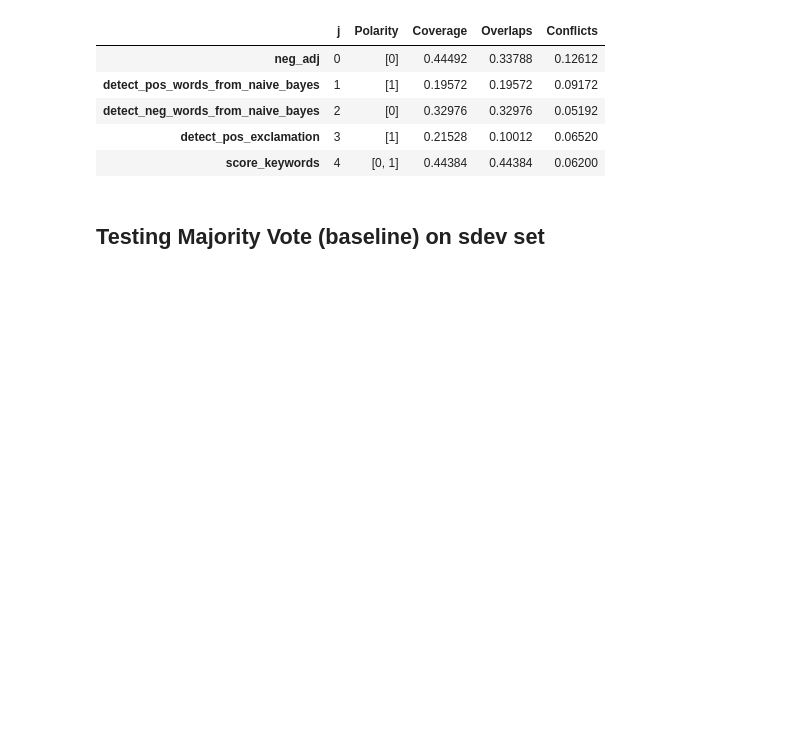
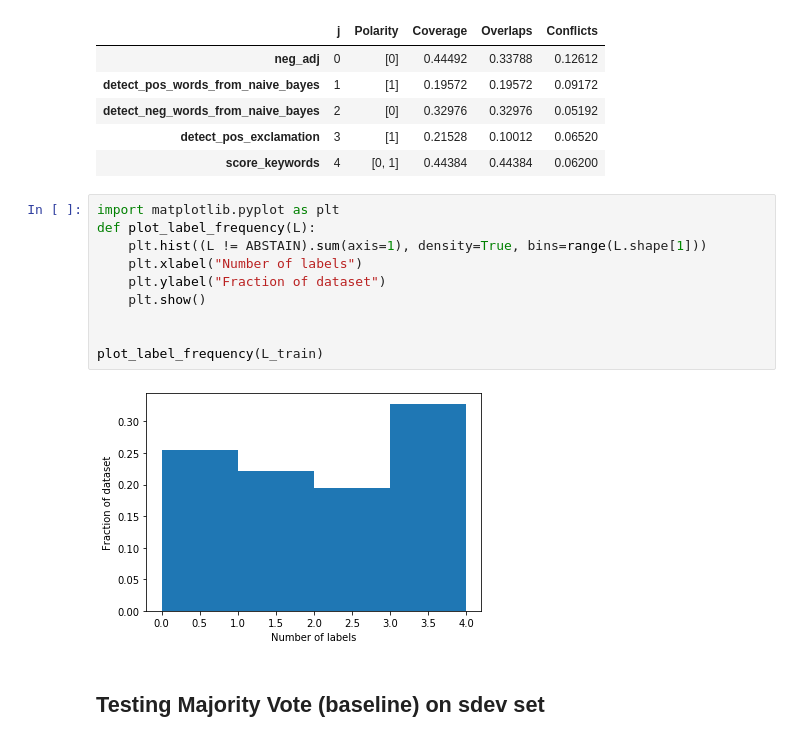
Before and after one commit to feifang24/cs229-project, a Jupyter notebook: snorkel/pipeline.ipynb, the cells around one changed output. Drawn from its saved outputs; the diff is of its cells as text; blank space fills up the shorter version.

```diff
--- a/snorkel/pipeline.ipynb
+++ b/snorkel/pipeline.ipynb
@@ -235,6 +237,18 @@ LFAnalysis(L=L_train, lfs=lfs).lf_summary()
 | detect_neg_words_from_naive_bayes | 2 | [0] | 0.32976 | 0.32976 | 0.05192 |
 | detect_pos_exclamation | 3 | [1] | 0.21528 | 0.10012 | 0.06520 |
 | score_keywords | 4 | [0, 1] | 0.44384 | 0.44384 | 0.06200 |
+# %%
+import matplotlib.pyplot as plt
+def plot_label_frequency(L):
+    plt.hist((L != ABSTAIN).sum(axis=1), density=True, bins=range(L.shape[1]))
+    plt.xlabel("Number of labels")
+    plt.ylabel("Fraction of dataset")
+    plt.show()
+
+
+plot_label_frequency(L_train)
+# %% [output]
+[figure, added]
 # %% [markdown]
 ## Testing Majority Vote (baseline) on sdev set
 # %%
```
Also changed, not shown: parts of 13 cells of this notebook, 1 other file.
